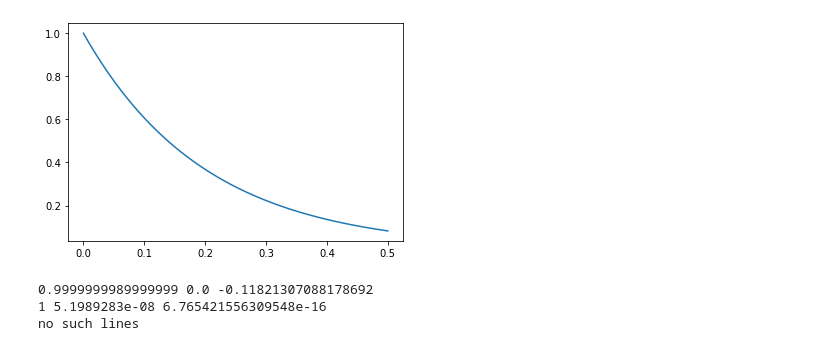
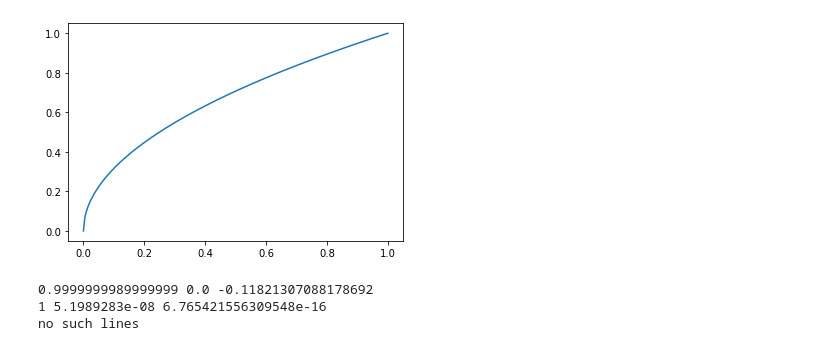
Before and after one commit to dongfangliu/pytorch_fish, a Jupyter notebook: scripts/test_field.ipynb, the cells around one changed output. Cells and saved outputs as stored; diff of their text form; code cells hidden in the pictures.

```diff
--- a/scripts/test_field.ipynb
+++ b/scripts/test_field.ipynb
@@ -5,10 +5,11 @@ from mpl_toolkits import mplot3d
 # %%
 plt.figure()
 
-plt.plot(np.linspace(0, 0.5, 200),np.exp(-5* (np.linspace(0, 0.5, 200))))
+plt.plot(np.linspace(0, 1.0, 200),np.linspace(0,1.0, 200)**(0.5))
+# plt.plot(np.linspace(0, 0.5, 200),np.exp(-5* (np.linspace(0, 0.5, 200))))
 plt.show()
 # %% [output]
-[figure, old version]
+[figure, new version]
 # %%
 def generate_traj(fish_pos,target_pos,dist_to_path,visualize=False):
     ## will return line_start_positions
```
Also changed, not shown: 25 other files.
